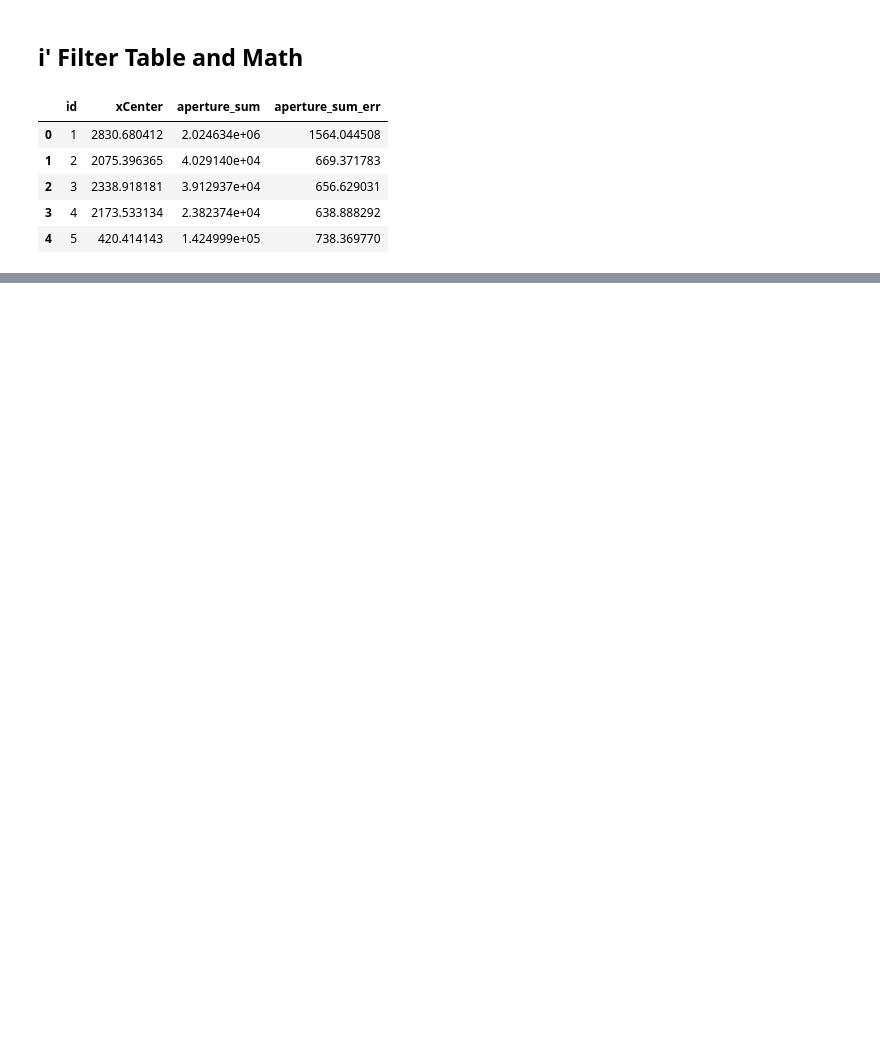
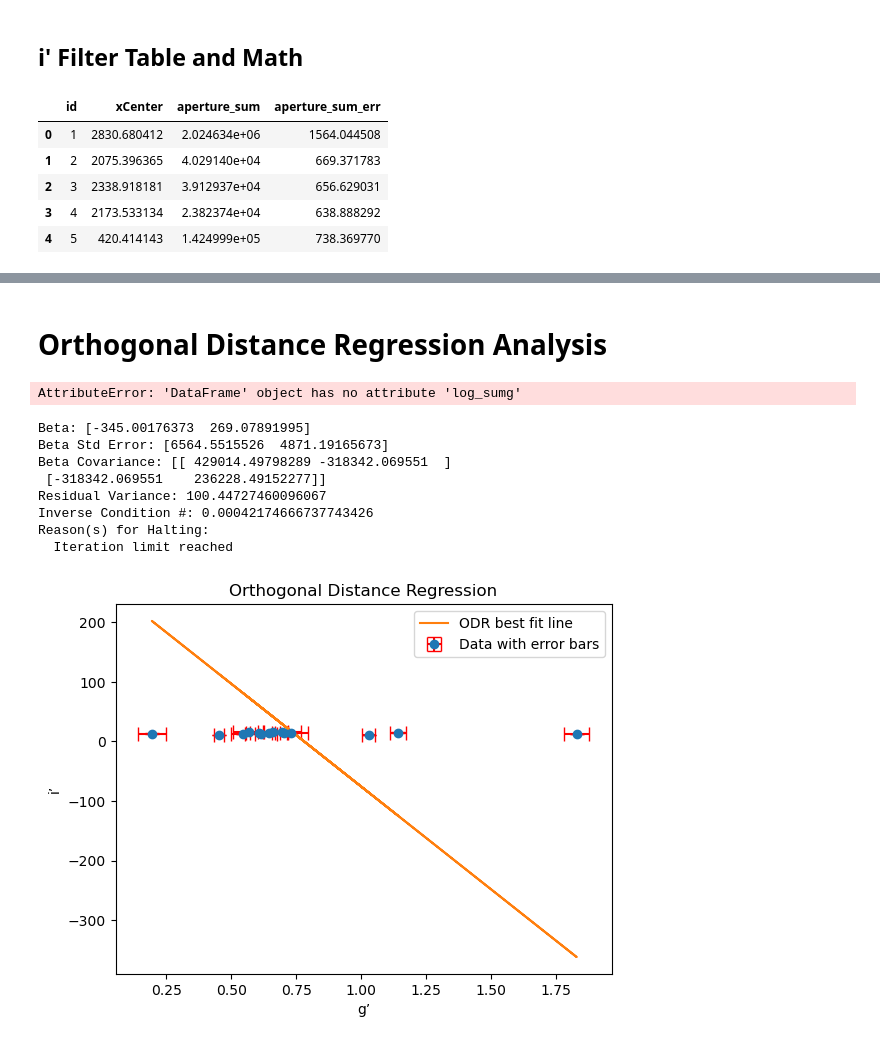
Before and after one commit to 1101-Chavez-Jonathan/greatBasinFilterCalibration, a Jupyter notebook: Step3_ErrorPropogation/magnitudeCalculation.ipynb, the cells around one changed output, grey strips where cells are left out. Saved outputs shown, nothing was run; the diff lists cells and outputs as text; code cells hidden in the pictures; blank space fills up the shorter version.

```diff
--- a/Step3_ErrorPropogation/magnitudeCalculation.ipynb
+++ b/Step3_ErrorPropogation/magnitudeCalculation.ipynb
@@ -129,0 +159,75 @@ df.head()
+# %% [markdown]
+# Orthogonal Distance Regression Analysis
+# %%
+print(df.log_sumg)
+# %% [output]
+AttributeError: 'DataFrame' object has no attribute 'log_sumg'
+# %%
+import pandas as pd
+from scipy.odr import ODR, Model, Data, RealData
+import matplotlib.pyplot as plt
+import numpy as np
+
+# Data extracted from the images provided by the user
+# For the purpose of this example, the 'x' and 'y' are chosen from 'g’' and 'i’' columns respectively,
+# and their corresponding errors from 'g’err' and 'i’err'.
+# In a real scenario, the 'x' and 'y' should be the variables between which the relationship is to be modeled.
+
+data = {
+    'g': [11.223, 16.077, 15.534, 16.072, 14.154, 13.238, 15.611, 13.69, 12.974, 14.944, 12.341, 12.507, 15.806, 14.777],
+    'i': [10.771, 14.936, 14.891, 15.411, 13.547, 12.625, 15.045, 11.862, 12.78, 14.213, 11.313, 11.963, 15.111, 14.074],
+    'g_err': [0.02, 0.029, 0.072, 0.057, 0.051, 0.062, 0.06, 0.048, 0.053, 0.062, 0.025, 0.046, 0.072, 0.014],
+    'i_err': [0.076, 0.056, 0.064, 0.068, 0.034, 0.034, 0.067, 0.047, 0.52, 0.068, 0.052, 0.041, 0.06, 0.037],
+}
+
+# Convert the data into a pandas DataFrame
+df = pd.DataFrame(data)
+
+# Prepare the data for ODR
+x = df['g'] - df['i']
+y = df_g['i']
+x_err = df_g['g_err']
+y_err = df_g['i_err']
+
+# Define a function to model y = mx + c
+def linear_func(p, x):
+    m, c = p
+    return m * x + c
+
+# Create a model for fitting
+linear_model = Model(linear_func)
+
+# Create a RealData object using our data
+data = RealData(x, y, sx=x_err, sy=y_err)
+
+# Set up ODR with the model and data
+odr = ODR(data, linear_model, beta0=[0., 1.])
+
+# Run the regression
+out = odr.run()
+
+# Use the in-built pprint method to display results
+out.pprint()
+
+# Plot the data with errors and the best fit line
+plt.errorbar(x, y, xerr=x_err, yerr=y_err, linestyle='None', marker='o', ecolor='r', capsize=5, label='Data with error bars')
+plt.plot(x, out.beta[0] * x + out.beta[1], label='ODR best fit line')
+
+# Add labels and legend
+plt.xlabel('g’')
+plt.ylabel('i’')
+plt.title('Orthogonal Distance Regression')
+plt.legend()
+
+# Show the plot
+plt.show()
+# %% [output]
+Beta: [-345.00176373  269.07891995]
+Beta Std Error: [6564.5515526  4871.19165673]
+Beta Covariance: [[ 429014.49798289 -318342.069551  ]
+ [-318342.069551    236228.49152277]]
+Residual Variance: 100.44727460096067
+Inverse Condition #: 0.00042174666737743426
+Reason(s) for Halting:
+  Iteration limit reached
+[figure, added]
```
Also changed, not shown: parts of 7 cells of this notebook, 2 other files.
